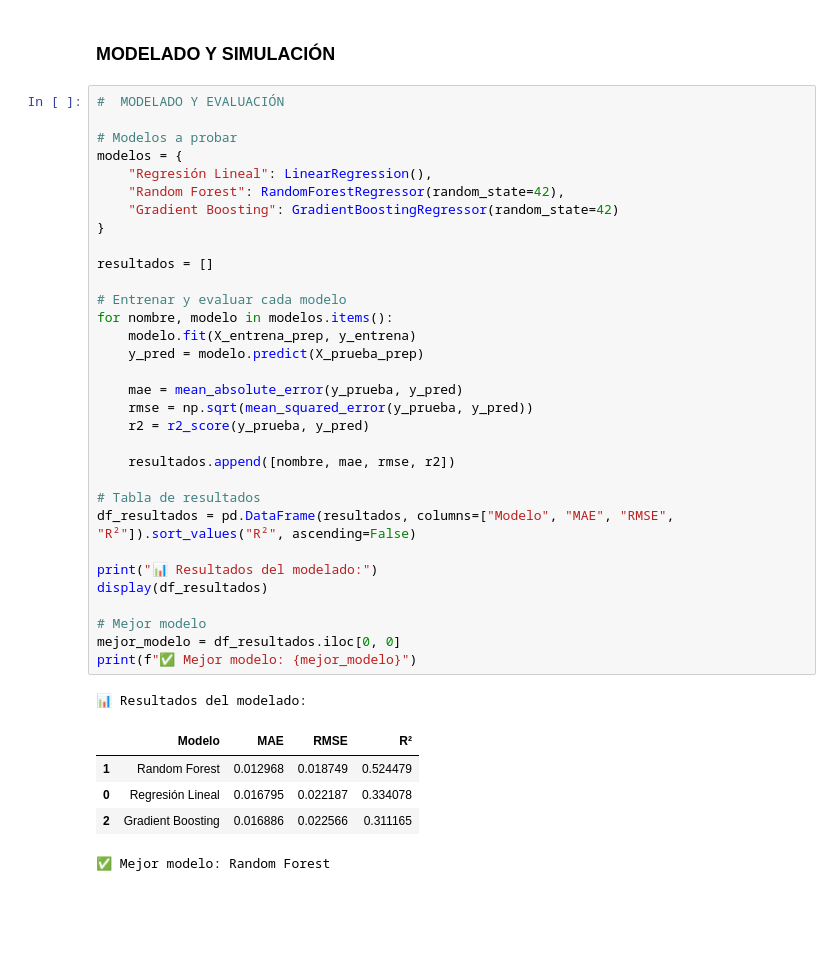
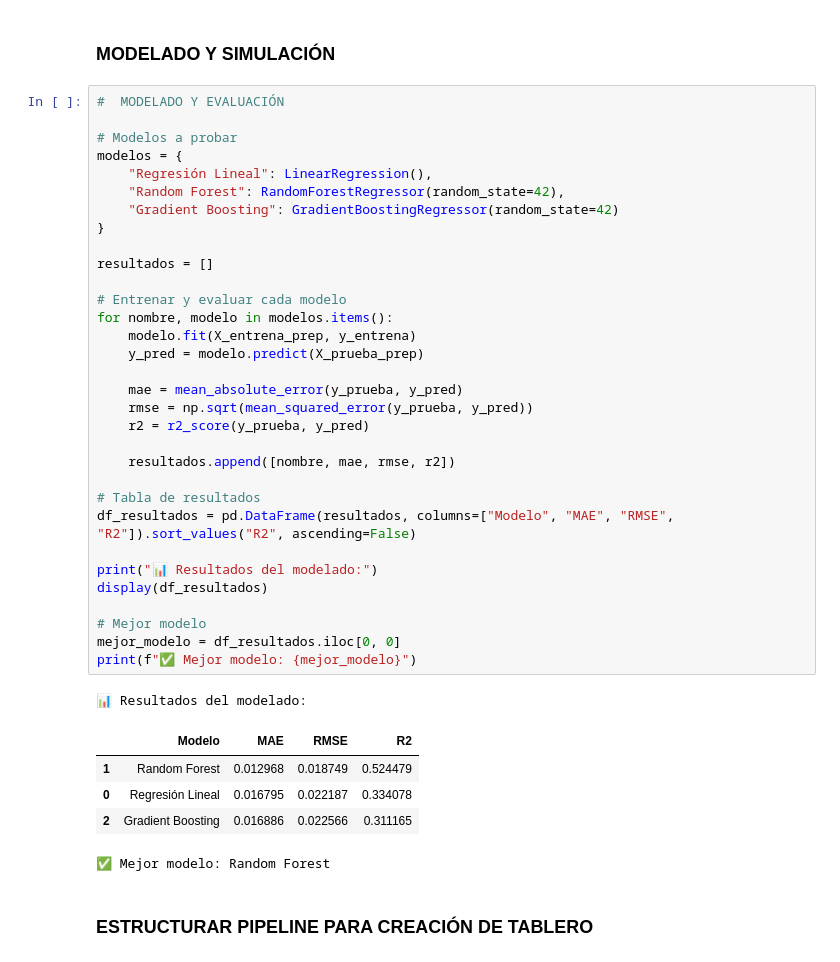
Before and after one commit to MateoSandoval-Py-SQL/MIAD---PROYECTO---DESPLIEGUE-DE-SOLUCIONES, a Jupyter notebook: Entregas/Modelo seguros indexados.ipynb, the cells around one changed output. Saved outputs shown, nothing was run; the diff lists cells and outputs as text; blank space fills up the shorter version.

```diff
--- a/Entregas/Modelo seguros indexados.ipynb
+++ b/Entregas/Modelo seguros indexados.ipynb
@@ -426,36 +426,38 @@ sin los saltos artificiales que ocurren si se usan números enteros.
 # Modelos a probar
 modelos = {
     "Regresión Lineal": LinearRegression(),
     "Random Forest": RandomForestRegressor(random_state=42),
     "Gradient Boosting": GradientBoostingRegressor(random_state=42)
 }
 
 resultados = []
 
 # Entrenar y evaluar cada modelo
 for nombre, modelo in modelos.items():
     modelo.fit(X_entrena_prep, y_entrena)
     y_pred = modelo.predict(X_prueba_prep)
 
     mae = mean_absolute_error(y_prueba, y_pred)
     rmse = np.sqrt(mean_squared_error(y_prueba, y_pred))
     r2 = r2_score(y_prueba, y_pred)
 
     resultados.append([nombre, mae, rmse, r2])
 
 # Tabla de resultados
-df_resultados = pd.DataFrame(resultados, columns=["Modelo", "MAE", "RMSE", "R²"]).sort_values("R²", ascending=False)
+df_resultados = pd.DataFrame(resultados, columns=["Modelo", "MAE", "RMSE", "R2"]).sort_values("R2", ascending=False)
 
 print("📊 Resultados del modelado:")
 display(df_resultados)
 
 # Mejor modelo
 mejor_modelo = df_resultados.iloc[0, 0]
 print(f"✅ Mejor modelo: {mejor_modelo}")
 # %% [output]
 📊 Resultados del modelado:
-|  | Modelo | MAE | RMSE | R² |
+|  | Modelo | MAE | RMSE | R2 |
 | 1 | Random Forest | 0.012968 | 0.018749 | 0.524479 |
 | 0 | Regresión Lineal | 0.016795 | 0.022187 | 0.334078 |
 | 2 | Gradient Boosting | 0.016886 | 0.022566 | 0.311165 |
 ✅ Mejor modelo: Random Forest
+# %% [markdown]
+### ESTRUCTURAR PIPELINE PARA CREACIÓN DE TABLERO
```
Also changed, not shown: parts of 5 cells of this notebook.
